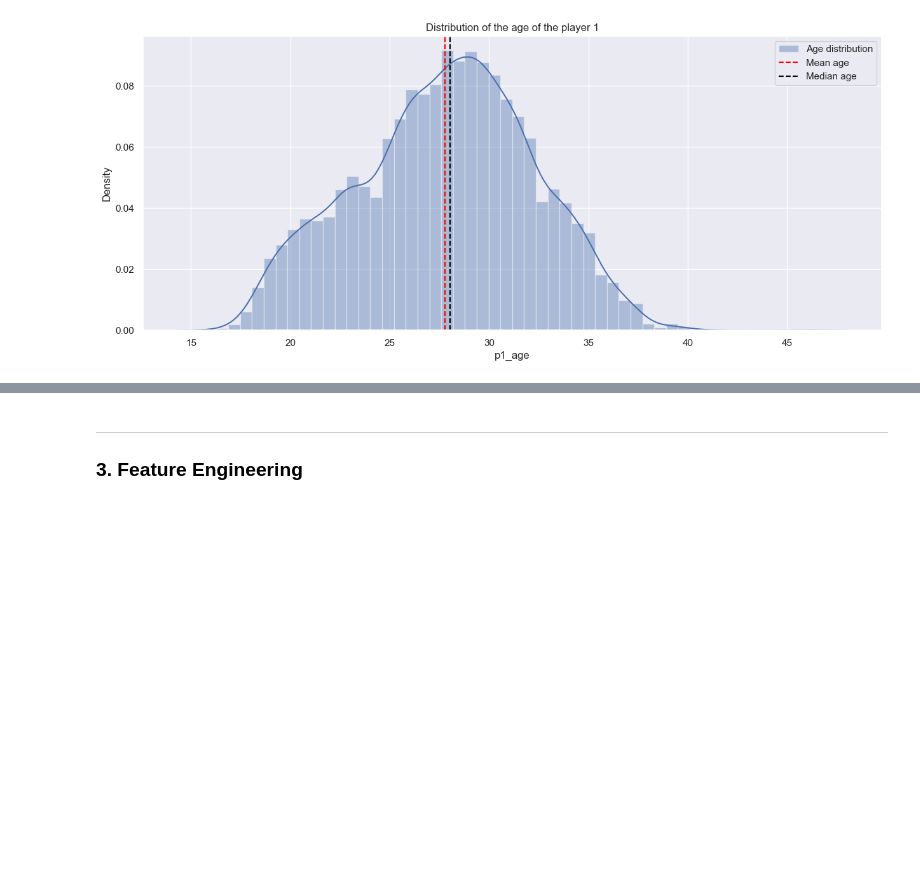
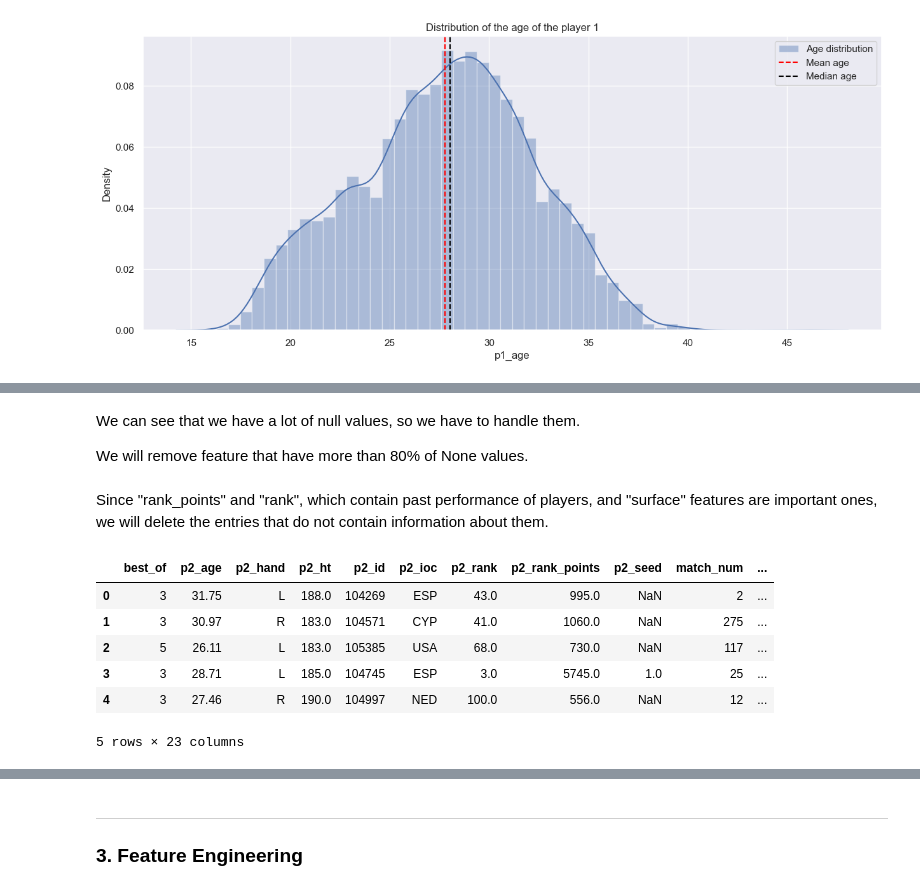
Before and after one commit to siwaar/Tennis_prediction, a Jupyter notebook: ABBES_Siwar_LBC_UseCase.ipynb, the cells around one changed output, grey strips where cells are left out. Saved outputs shown, nothing was run; the diff lists cells and outputs as text; code cells hidden in the pictures; blank space fills up the shorter version.

```diff
--- a/ABBES_Siwar_LBC_final_version.ipynb
+++ b/ABBES_Siwar_LBC_UseCase.ipynb
@@ -384,0 +375,12 @@ games during match[['4', '6'], ['6', '3'], ['6', '4']]
+# %%
+preprocessed_data = data.copy()
+# %%
+params = {
+'features_to_drop': ['tourney_name', 'tourney_id', 'p2_name', 'p1_name', 'minutes', 'score',
+                     'p1_1stIn', 'p2_1stIn', 'p1_1stWon', 'p2_1stWon', 'p1_2ndWon', 'p2_2ndWon',
+                     'p1_SvGms', 'p2_SvGms', 'p1_svpt','p2_svpt', 'p1_bpFaced', 'p2_bpFaced', 'p1_bpSaved',
+                     'p2_bpSaved','p1_ace','p2_ace','p1_df', 'p2_df']
+}
+
+print(f'Features to drop: {params["features_to_drop"]}')
+preprocessed_data = preprocessed_data.drop(columns=params['features_to_drop'], axis=1)
@@ -385,3 +427,25 @@ games during match[['4', '6'], ['6', '3'], ['6', '4']]
+# %% [markdown]
+We can see that we have a lot of null values, so we have to handle them.
+
+We will remove feature that have more than 80% of None values.
+# %%
+params["features_to_drop"].extend(['p1_entry', 'p2_entry'])
+preprocessed_data = preprocessed_data.drop(columns=['p1_entry', 'p2_entry'], axis=1)
+# %% [markdown]
+Since "rank_points" and "rank", which contain past performance of players, and "surface" features are important ones, we will delete the entries that do not contain information about them.
+# %%
+# To avoid analytical errors, we will convert numerical values of string format to float type.
+numeric_columns = ['p1_rank', 'p2_rank', 'p1_age', 'p2_age', 'p1_ht', 'p2_ht']
+preprocessed_data[numeric_columns] = preprocessed_data[numeric_columns].astype(float)
+preprocessed_data.head()
+# %% [output]
+|  | best_of | p2_age | p2_hand | p2_ht | p2_id | p2_ioc | p2_rank | p2_rank_points | p2_seed | match_num | ... |
+| 0 | 3 | 31.75 | L | 188.0 | 104269 | ESP | 43.0 | 995.0 | NaN | 2 | ... |
+| 1 | 3 | 30.97 | R | 183.0 | 104571 | CYP | 41.0 | 1060.0 | NaN | 275 | ... |
+| 2 | 5 | 26.11 | L | 183.0 | 105385 | USA | 68.0 | 730.0 | NaN | 117 | ... |
+| 3 | 3 | 28.71 | L | 185.0 | 104745 | ESP | 3.0 | 5745.0 | 1.0 | 25 | ... |
+| 4 | 3 | 27.46 | R | 190.0 | 104997 | NED | 100.0 | 556.0 | NaN | 12 | ... |
+5 rows × 23 columns
 # %%
 class PreProcessing:
     """Deal with nan values, drop useless columns"""
```
Also changed, not shown: parts of 44 cells of this notebook, 9 other files.
